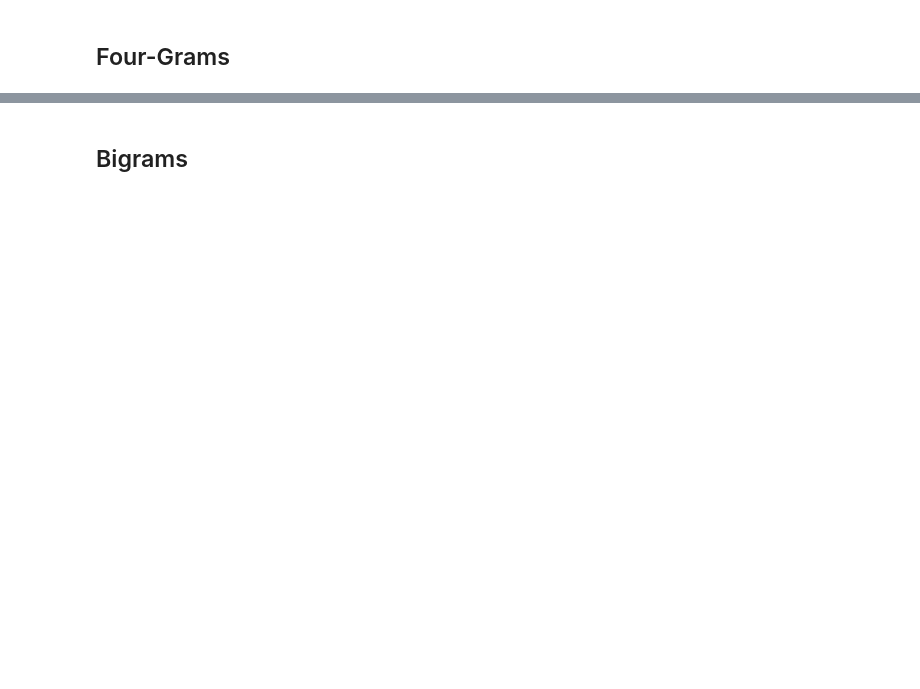
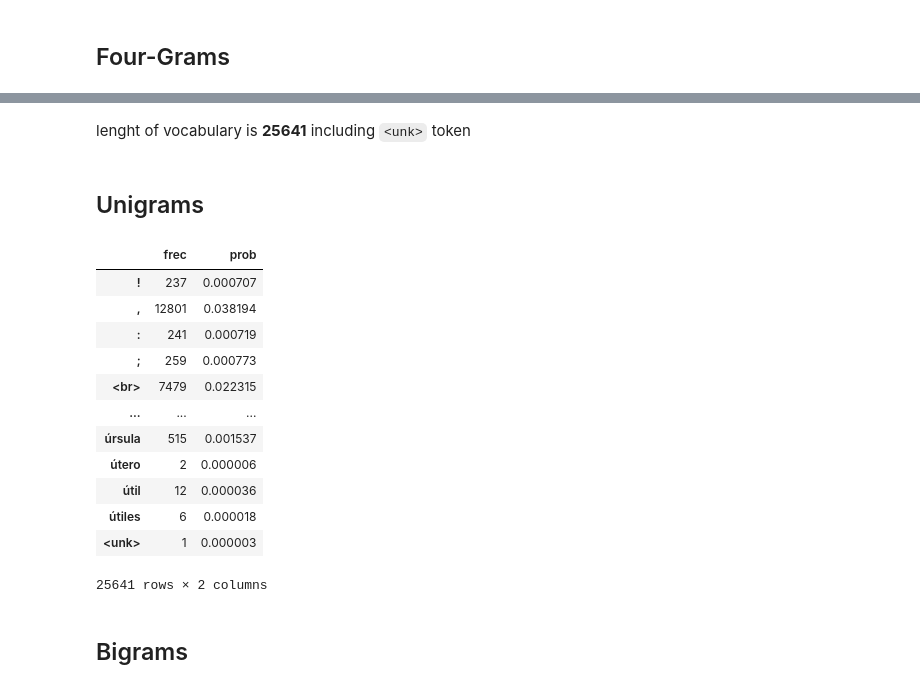
Before and after one commit to juan19932carlos/Notebooks, a Jupyter notebook: NLP/Talleres/Taller 2.ipynb, the cells around one changed output, grey strips where cells are left out. Saved outputs shown, nothing was run; the diff lists cells and outputs as text; code cells hidden in the pictures; blank space fills up the shorter version.

````diff
--- a/NLP/Talleres/Taller 2.ipynb
+++ b/NLP/Talleres/Taller 2.ipynb
@@ -316,2 +313,42 @@ unigrams
+# %%
+UNK = '<unk>'
+vocabulary = np.unique(tokens)
+vocabulary = np.append(vocabulary, UNK)
+voc_len = len(vocabulary)
+
+display(Markdown(f'''
+lenght of vocabulary is **{voc_len}** including ```{UNK}``` token
+'''))
+# %% [output]
+
+lenght of vocabulary is **25641** including ```<unk>``` token
+# %% [markdown]
+## Unigrams
+# %%
+
+_, frecs = np.unique(tokens, return_counts=True)
+frecs = np.append(frecs, [0])
+unigrams = pd.DataFrame(frecs, index=vocabulary, columns=['frec'], dtype=np.int16)
+
+# Laplace smoothing
+unigrams = unigrams + 1
+unigrams['prob'] = unigrams / unigrams.sum()
+
+# unigrams = unigrams / unigrams.sum()
+unigrams
+# %% [output]
+|  | frec | prob |
+| ! | 237 | 0.000707 |
+| , | 12801 | 0.038194 |
+| : | 241 | 0.000719 |
+| ; | 259 | 0.000773 |
+| <br> | 7479 | 0.022315 |
+| ... | ... | ... |
+| úrsula | 515 | 0.001537 |
+| útero | 2 | 0.000006 |
+| útil | 12 | 0.000036 |
+| útiles | 6 | 0.000018 |
+| <unk> | 1 | 0.000003 |
+25641 rows × 2 columns
 # %% [markdown]
 ## Bigrams
````
Also changed, not shown: parts of 23 cells of this notebook.
